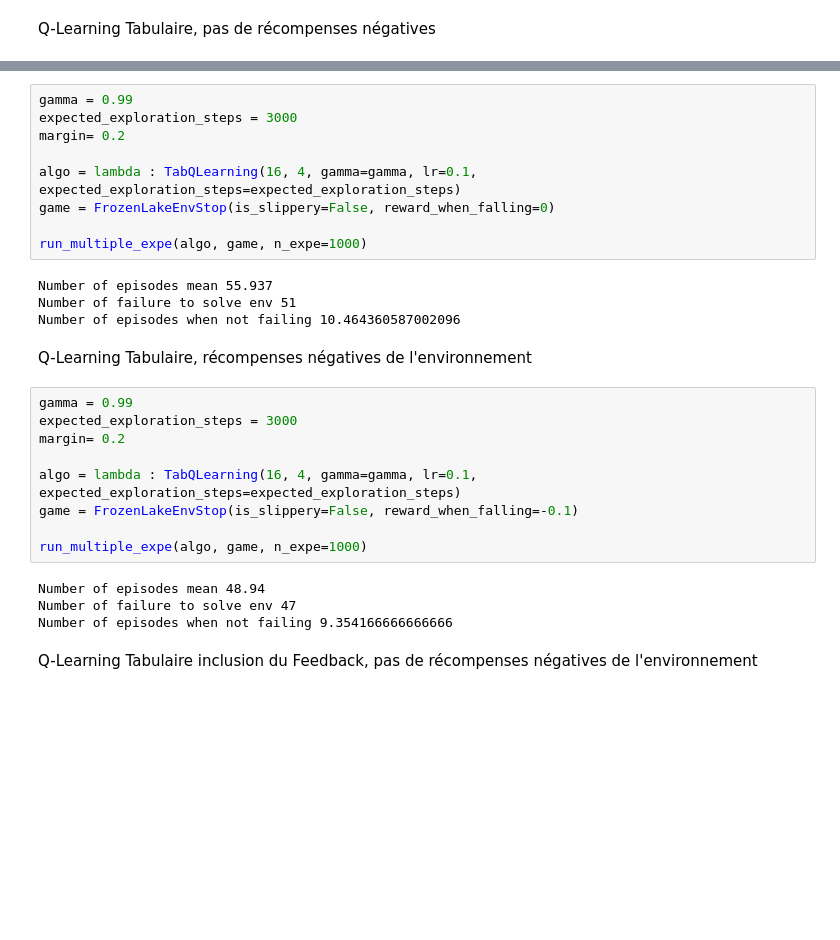
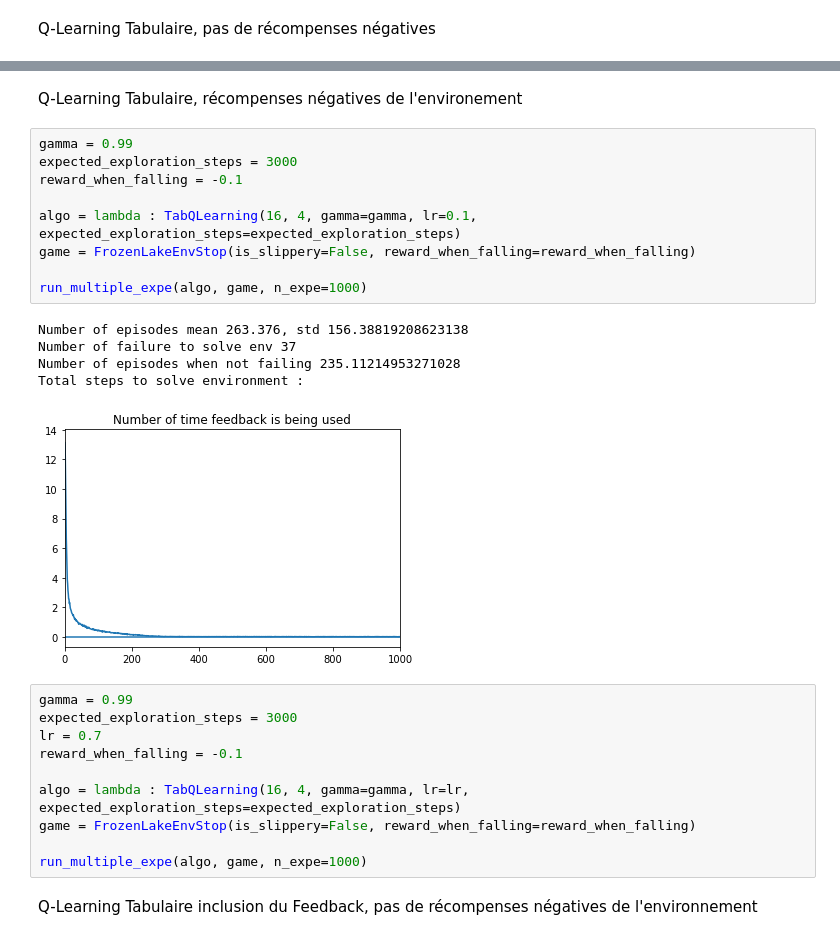
Before and after one commit to Mathieu-Seurin/safe_frozen_lake, a Jupyter notebook: test_safe.ipynb, the cells around one changed output, grey strips where cells are left out. Drawn from its saved outputs; the diff is of its cells as text; blank space fills up the shorter version.

```diff
--- a/test_safe.ipynb
+++ b/test_safe.ipynb
@@ -240,31 +276,30 @@ Q-Learning Tabulaire, pas de récompenses négatives
+# %% [markdown]
+Q-Learning Tabulaire, récompenses négatives de l'environement
 # %%
 gamma = 0.99
 expected_exploration_steps = 3000
-margin= 0.2
+reward_when_falling = -0.1
 
 algo = lambda : TabQLearning(16, 4, gamma=gamma, lr=0.1, expected_exploration_steps=expected_exploration_steps)
-game = FrozenLakeEnvStop(is_slippery=False, reward_when_falling=0)
+game = FrozenLakeEnvStop(is_slippery=False, reward_when_falling=reward_when_falling)
 
 run_multiple_expe(algo, game, n_expe=1000)
 # %% [output]
-Number of episodes mean 55.937
-Number of failure to solve env 51
-Number of episodes when not failing 10.464360587002096
+Number of episodes mean 263.376, std 156.38819208623138
+Number of failure to solve env 37
+Number of episodes when not failing 235.11214953271028
+Total steps to solve environment :
+[figure, added]
-# %% [markdown]
-Q-Learning Tabulaire, récompenses négatives de l'environnement
 # %%
 gamma = 0.99
 expected_exploration_steps = 3000
-margin= 0.2
+lr = 0.7
+reward_when_falling = -0.1
 
-algo = lambda : TabQLearning(16, 4, gamma=gamma, lr=0.1, expected_exploration_steps=expected_exploration_steps)
-game = FrozenLakeEnvStop(is_slippery=False, reward_when_falling=-0.1)
+algo = lambda : TabQLearning(16, 4, gamma=gamma, lr=lr, expected_exploration_steps=expected_exploration_steps)
+game = FrozenLakeEnvStop(is_slippery=False, reward_when_falling=reward_when_falling)
 
 run_multiple_expe(algo, game, n_expe=1000)
-# %% [output]
-Number of episodes mean 48.94
-Number of failure to solve env 47
-Number of episodes when not failing 9.354166666666666
 # %% [markdown]
 Q-Learning Tabulaire inclusion du Feedback, pas de récompenses négatives de l'environnement
 # %%
```
Also changed, not shown: parts of 5 cells of this notebook.
